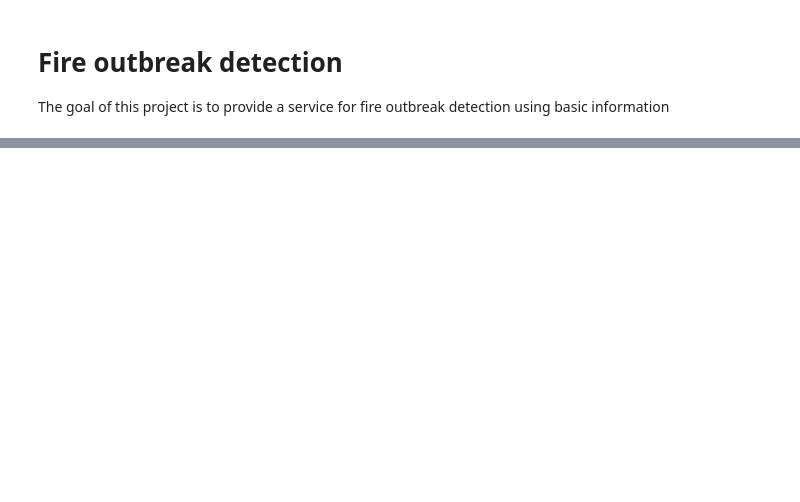
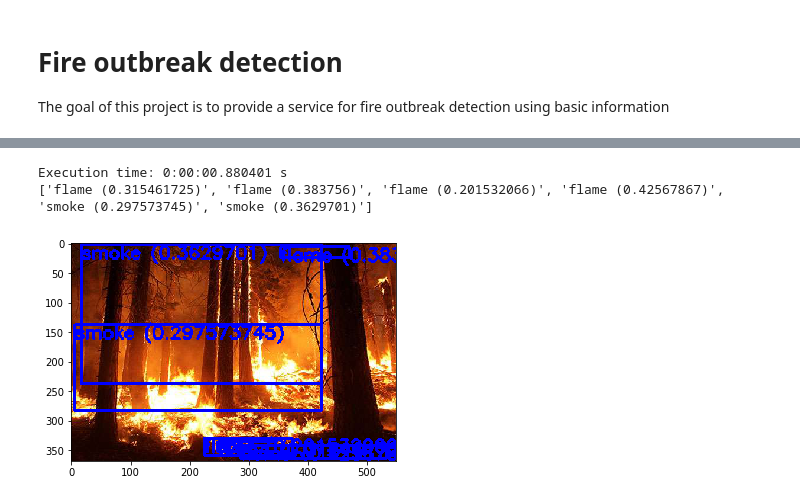
Before and after one commit to frgfm/tc2018_hands, a Jupyter notebook: wildfire_detection.ipynb, the cells around one changed output, grey strips where cells are left out. Saved outputs shown, nothing was run; the diff lists cells and outputs as text; code cells hidden in the pictures; blank space fills up the shorter version.

```diff
--- a/wildfire_detection.ipynb
+++ b/wildfire_detection.ipynb
@@ -27,0 +62,18 @@ with open(img_sample_path, mode="rb") as img:
+# %%
+with open(img_sample_path, mode="rb") as img:
+    starting_time = datetime.now()
+    pred_boxes, pred_labs, pred_conf = get_msvision_objdetection(img, api_credentials['obj_detection'], obj_detec_setup2)
+    print('Execution time: %s s' % (datetime.now() - starting_time))
+
+# Plot the results
+img_cv = cv2.imread(img_sample_path)
+from utils.graphics_lib import add_boxes
+labs = ['%s (%s)' % (lab, pred_conf[idx]) for idx, lab in enumerate(pred_labs)]
+print(labs)
+img3 = add_boxes(img_cv, pred_boxes, labs, color=(255, 0, 0), label_out=False)
+img3 = cv2.cvtColor(img3, cv2.COLOR_BGR2RGB)
+imgplot2 = plt.imshow(img3)
+# %% [output]
+Execution time: 0:00:00.880401 s
+['flame (0.315461725)', 'flame (0.383756)', 'flame (0.201532066)', 'flame (0.42567867)', 'smoke (0.297573745)', 'smoke (0.3629701)']
+[figure, added]
```
Also changed, not shown: parts of 4 cells of this notebook, 3 other files.
